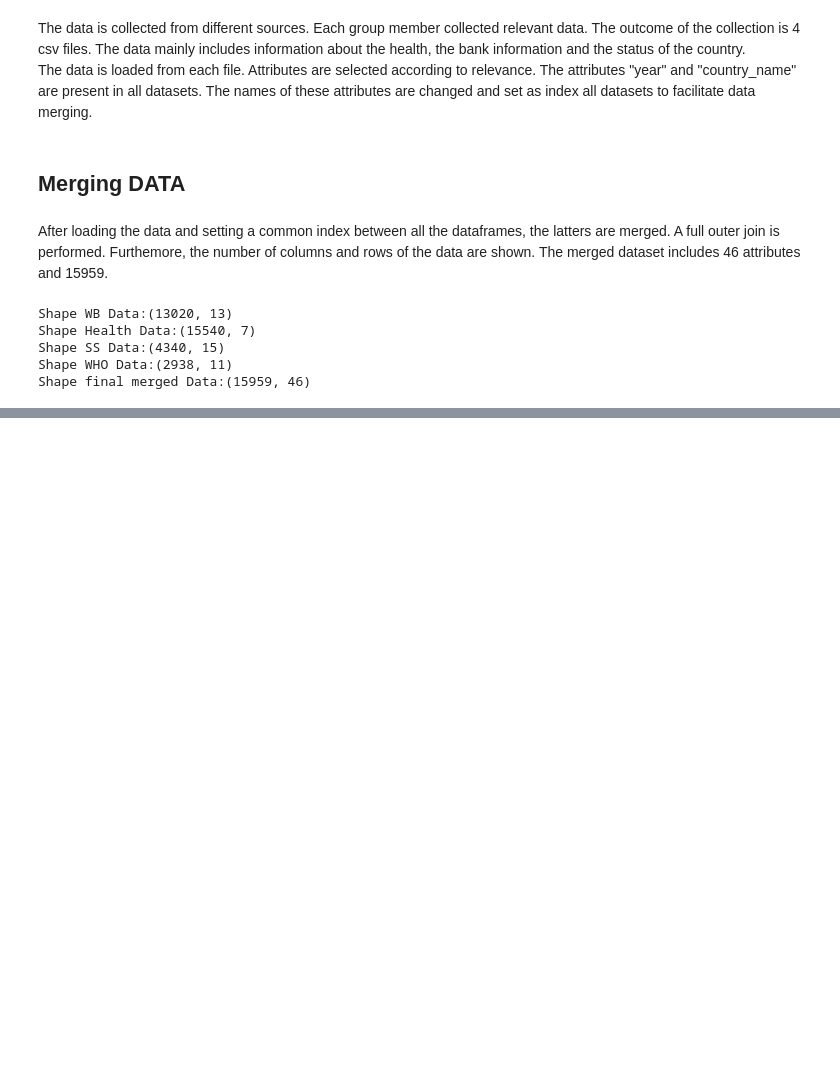
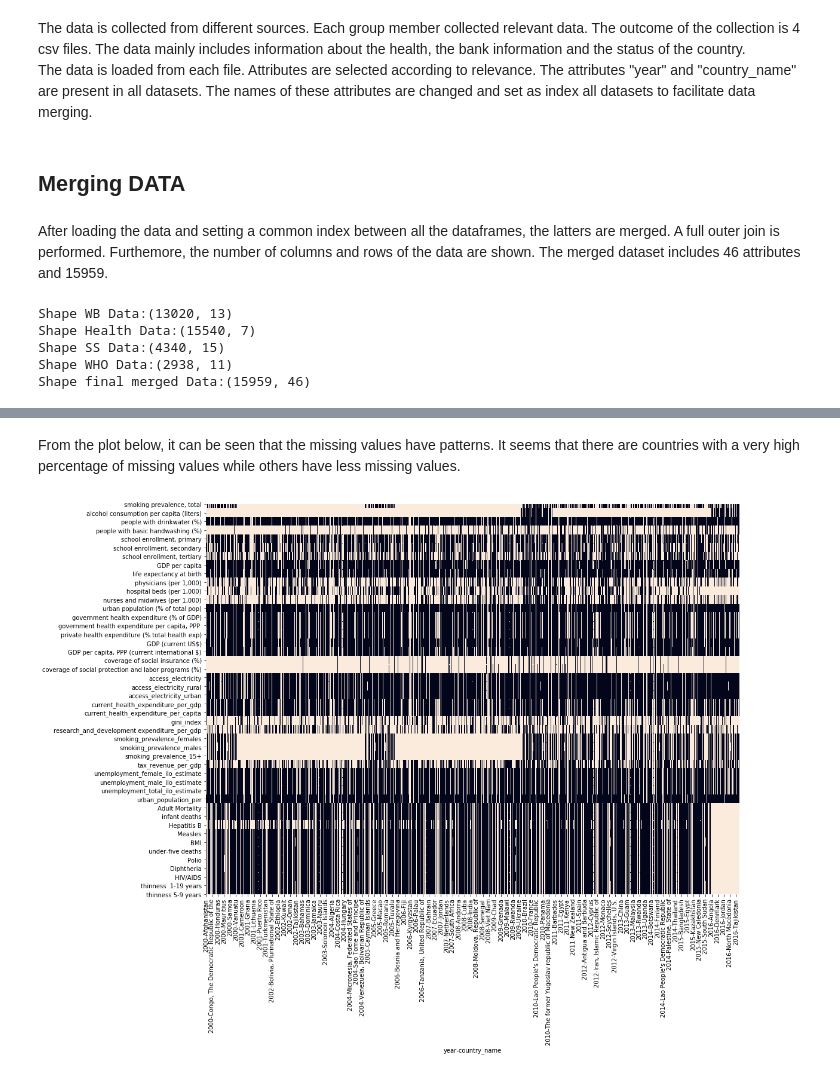
Before and after one commit to MarouaJaoua/DataStewardship1, a Jupyter notebook: data_merge.ipynb, the cells around one changed output, grey strips where cells are left out. Cells and saved outputs as stored; diff of their text form; code cells hidden in the pictures; blank space fills up the shorter version.

```diff
--- a/data_merge.ipynb
+++ b/data_merge.ipynb
@@ -216,0 +394,7 @@ countries names not included in list are:  ['Arab World' 'Bahamas, The' 'Bolivia
+# %% [markdown]
+From the plot below, it can be seen that the missing values have patterns. It seems that there are countries with a very high percentage of missing values while others have less missing values.
+# %%
+fig, ax = plt.subplots(figsize=(16,12))
+sns.heatmap(data_corrected.T.isnull(), cbar=False);
+# %% [output]
+[figure, added]
```
Also changed, not shown: parts of 39 cells of this notebook.
